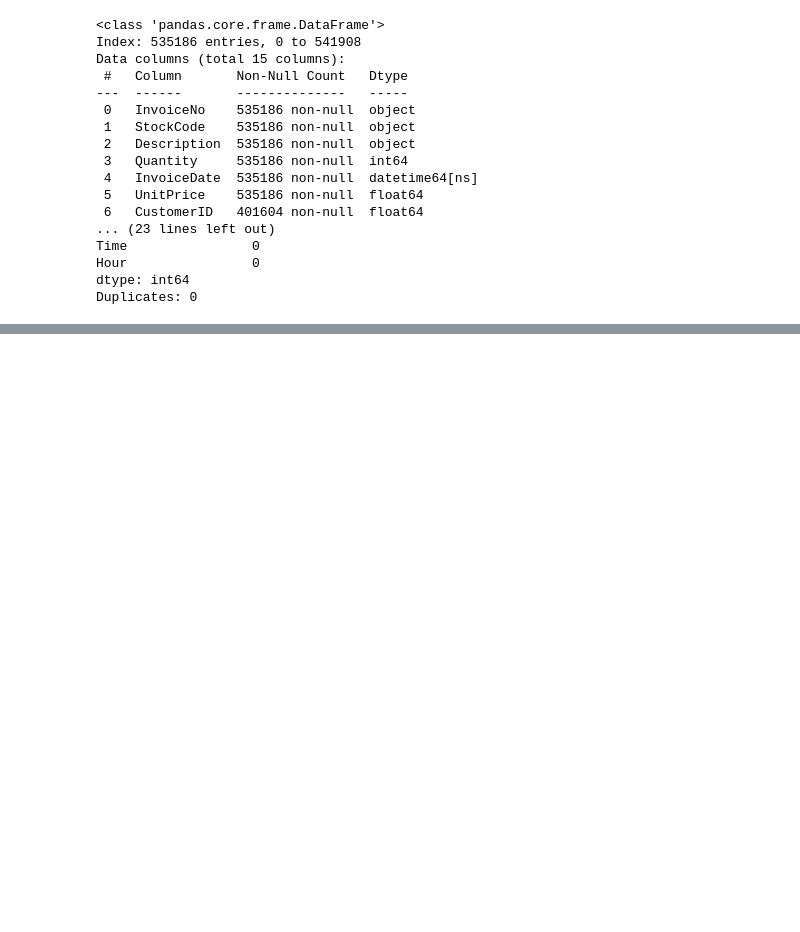
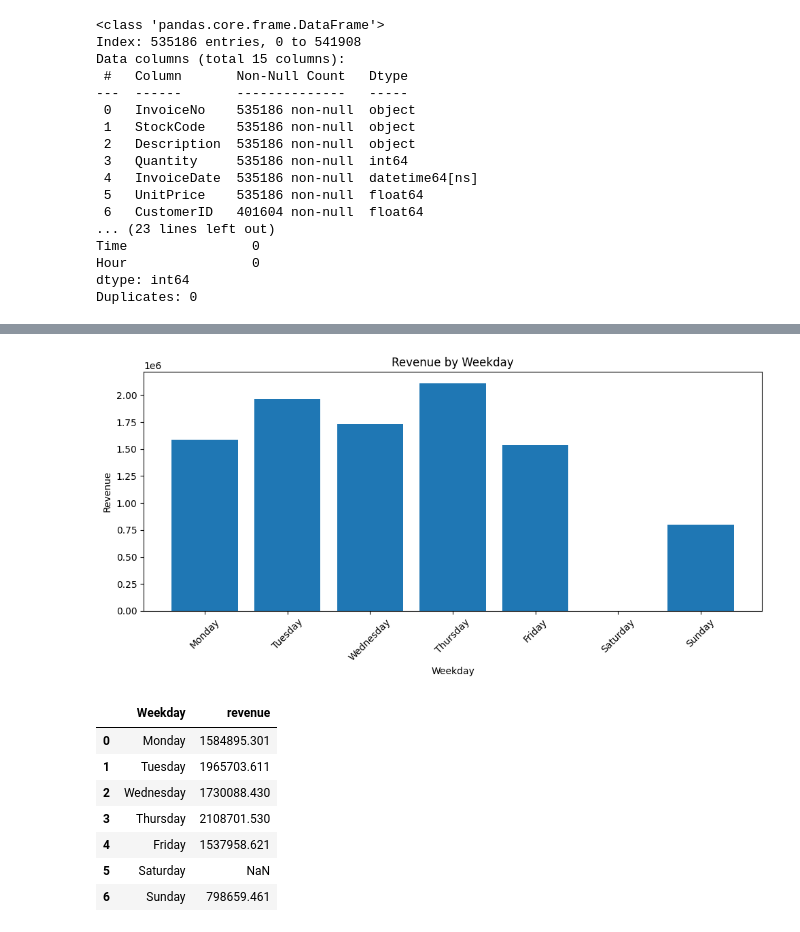
Before and after one commit to moodv/data-analytics-portfolio, a Jupyter notebook: Project2-online-retail/notebooks/EDA.ipynb, the cells around one changed output, grey strips where cells are left out. Drawn from its saved outputs; the diff is of its cells as text; code cells hidden in the pictures; blank space fills up the shorter version.

```diff
--- a/Project2-online-retail/notebooks/EDA.ipynb
+++ b/Project2-online-retail/notebooks/EDA.ipynb
@@ -96,0 +225,23 @@ Duplicates: 0
+# %%
+# Cell 5 — weekday totals (Mon..Sun)
+weekday_order = ['Monday','Tuesday','Wednesday','Thursday','Friday','Saturday','Sunday']
+weekday = df.groupby('Weekday')['TotalPrice'].sum().reindex(weekday_order)
+plt.figure()
+plt.bar(weekday.index, weekday.values)
+plt.title("Revenue by Weekday")
+plt.xlabel("Weekday")
+plt.ylabel("Revenue")
+plt.xticks(rotation=45)
+plt.tight_layout()
+plt.show()
+display(weekday.reset_index().rename(columns={'TotalPrice':'revenue'}))
+# %% [output]
+[figure, added]
+|  | Weekday | revenue |
+| 0 | Monday | 1584895.301 |
+| 1 | Tuesday | 1965703.611 |
+| 2 | Wednesday | 1730088.430 |
+| 3 | Thursday | 2108701.530 |
+| 4 | Friday | 1537958.621 |
+| 5 | Saturday | NaN |
+| 6 | Sunday | 798659.461 |
```
Also changed, not shown: parts of 16 cells of this notebook.
